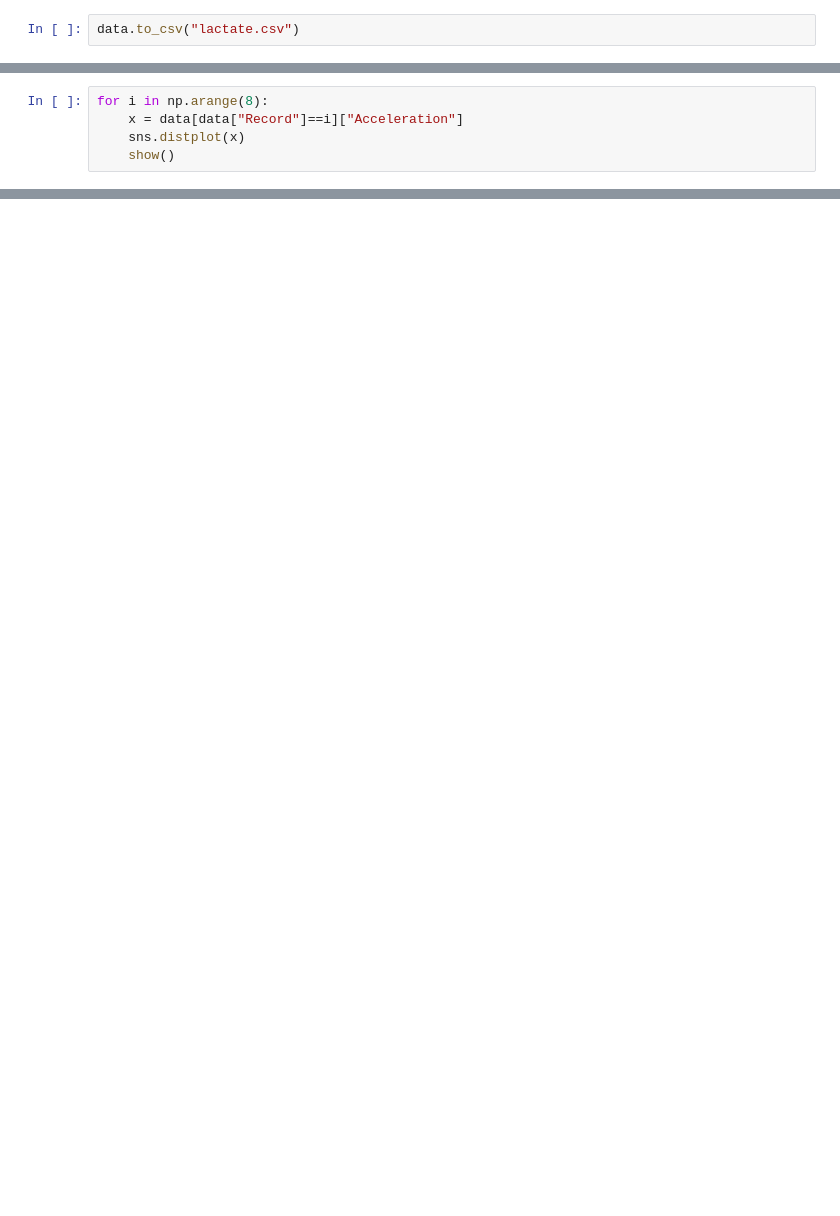
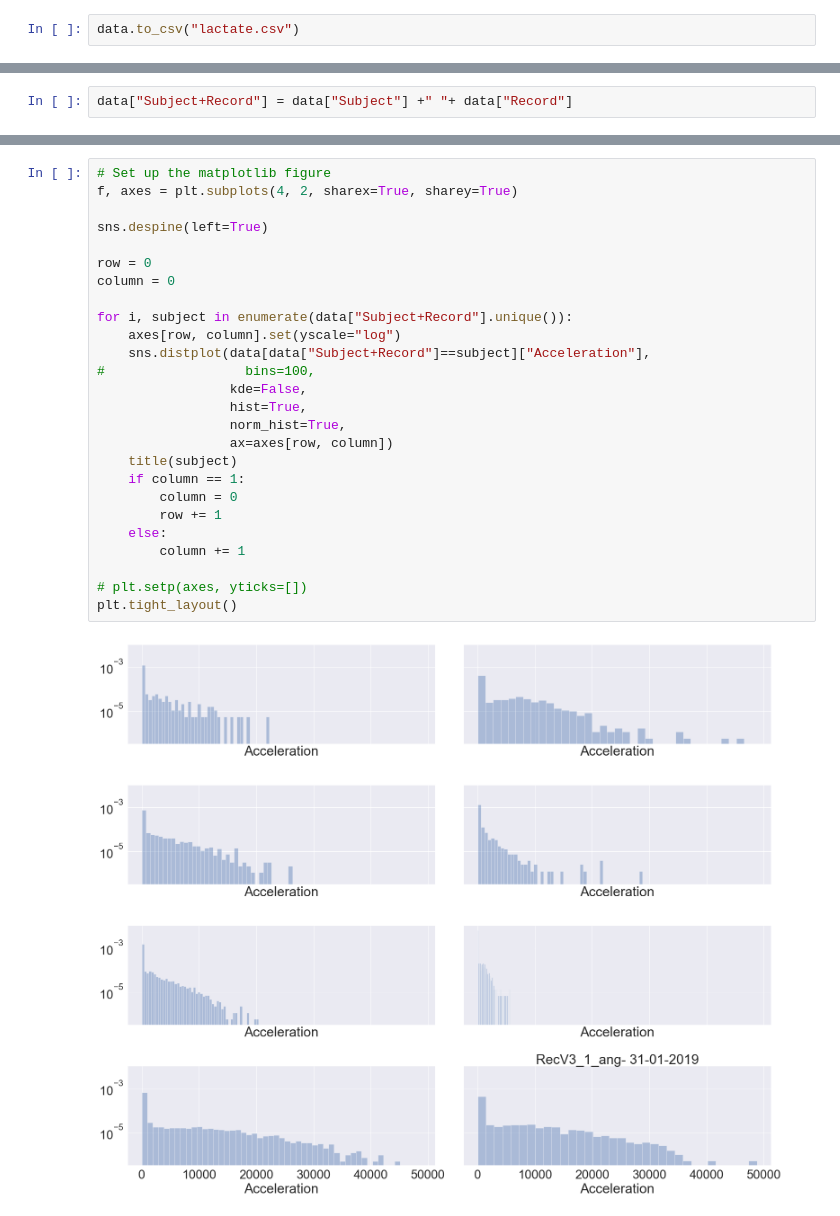
Before and after one commit to BasilMinkov/Jupyter-Notebooks, a Jupyter notebook: neuroscience/Lactate.ipynb, the cells around one changed output, grey strips where cells are left out. Drawn from its saved outputs; the diff is of its cells as text; blank space fills up the shorter version.

```diff
--- a/neuroscience/Lactate.ipynb
+++ b/neuroscience/Lactate.ipynb
@@ -280,5 +342,0 @@ show()
-# %%
-for i in np.arange(8):
-    x = data[data["Record"]==i]["Acceleration"]
-    sns.distplot(x)
-    show()
@@ -297,0 +343,2 @@ for i in np.arange(8):
+# %%
+data["Subject+Record"] = data["Subject"] +" "+ data["Record"]
@@ -297,0 +366,28 @@ for i in np.arange(8):
+# %%
+# Set up the matplotlib figure
+f, axes = plt.subplots(4, 2, sharex=True, sharey=True)
+
+sns.despine(left=True)
+
+row = 0
+column = 0
+
+for i, subject in enumerate(data["Subject+Record"].unique()):
+    axes[row, column].set(yscale="log")
+    sns.distplot(data[data["Subject+Record"]==subject]["Acceleration"],
+#                  bins=100,
+                 kde=False,
+                 hist=True,
+                 norm_hist=True,
+                 ax=axes[row, column])
+    title(subject)
+    if column == 1:
+        column = 0
+        row += 1
+    else:
+        column += 1
+
+# plt.setp(axes, yticks=[])
+plt.tight_layout()
+# %% [output]
+[figure, added]
```
Also changed, not shown: parts of 18 cells of this notebook, 1 other file.
